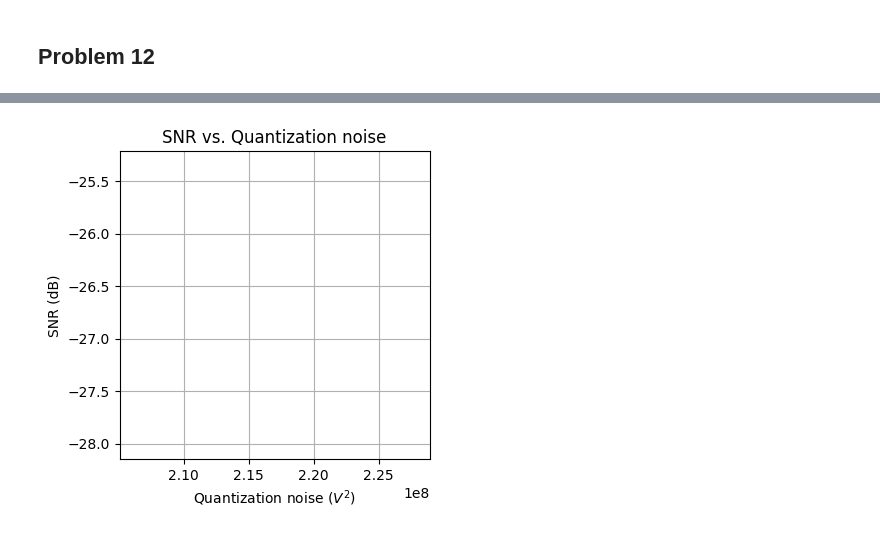
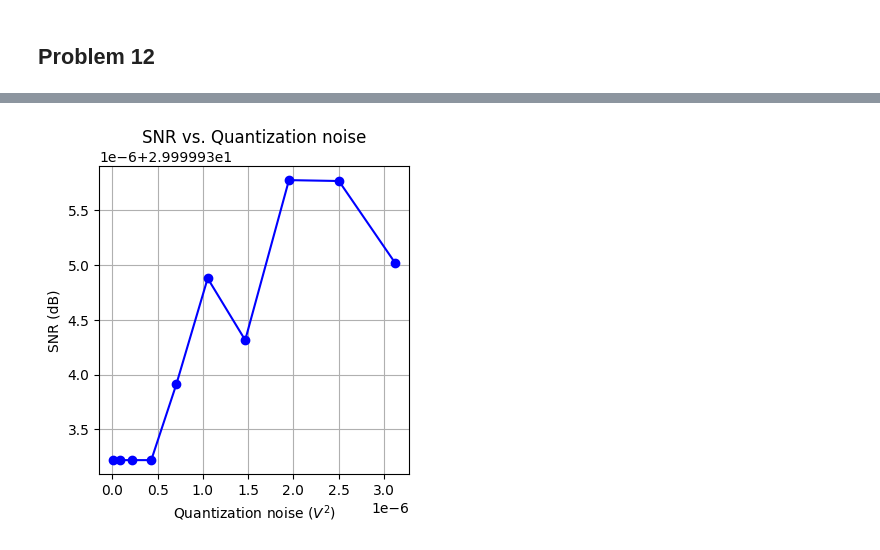
Before and after one commit to das-dias/signal-converters-notebooks, a Jupyter notebook: practical_classes/practical_class_4.ipynb, the cells around one changed output, grey strips where cells are left out. Cells and saved outputs as stored; diff of their text form; code cells hidden in the pictures.

```diff
--- a/practical_classes/practical_class_4.ipynb
+++ b/practical_classes/practical_class_4.ipynb
@@ -324,30 +327,33 @@ SNR of the ADC :  -26.68008876006169 dB
 # %%
 # plot the snr of the adc against the noise of the input signal
-vni = 1e-10
-noise_step = (vlsb/2 - vni)/Np
+vni = 0.1e-3
+noise_step = (vlsb/2 - vni)/10
 noise = np.arange(vni, vlsb/2, noise_step)
 qnoise = []
 snrs = []
 for vn in noise:
-    s3 = A3*np.sin(2*np.pi*f3*tD + ph1) + normal(0, vn**2, Np)# V
+    s3 = A3*np.sin(2*np.pi*f3*tD + ph1) + dc_level + normal(0, vn**2, Np)# V
     dout = np.round(s3 / vlsb).astype(int)
     # compute the fft of the dout signal
     dout_f = np.abs(np.fft.fftshift(np.fft.fft(dout) / Np))
-    dout_p = dout_f**2
-    dout_p_fin = dout_p[fD == f3] # get the power of the input signal
-    dout_p_fin = dout_p_fin[~np.isnan(dout_p_fin)][0] # get the power of the input signal
-    ideal_spectrum = np.zeros(len(dout_p)) # create an ideal spectrum
-    ideal_spectrum[fD == f3] = dout_p_fin # set the power of the input signal in the ideal spectrum
-    q_noise_p = np.var(dout_p - ideal_spectrum) # get the power of the quantization noise
+    dout_p = (dout_f*dout_f)
+    dout_p[fD == 0] = new_zero # set the power of the DC component to 0
+    fbin = fD[np.argmin(np.abs(fD-f3))] # get the bin of the signal
+    dout_p_fin = dout_p[fD == fbin] # get the power of the input signal
+    ideal_spectrum = new_zero*np.ones(len(dout_p)) # create an ideal spectrum
+    ideal_spectrum[fD == fbin] = dout_p_fin # set the power of the signal to the power of the input signal
+    noise_spectrum = dout_p - ideal_spectrum # compute the noise spectrum
+    noise_spectrum[noise_spectrum == 0] = new_zero # set the negative values to 0
+    q_noise_p = np.mean(noise_spectrum) # get the power of the quantization noise
     snr = 10*np.log10(dout_p_fin / q_noise_p) # compute the snr
-    qnoise.append(q_noise_p)
+    qnoise.append(vn**2)
     snrs.append(snr)
 fig, ax = plt.subplots(1, 1, figsize=(4, 4))
-ax.plot(np.array(qnoise), np.array(snrs), label="Input signal", color="b", linewidth=2, marker="None", markersize=5, mfc="None")
+ax.plot(np.array(qnoise), np.array(snrs), marker="o", color="b")
 ax.set_xlabel("Quantization noise ($V^2$)")
 ax.set_ylabel("SNR (dB)")
 ax.set_title("SNR vs. Quantization noise")
 ax.grid(True)
 plt.show()
 # %% [output]
-[figure, old version]
+[figure, new version]
```
Also changed, not shown: parts of 8 cells of this notebook, 9 other files.
